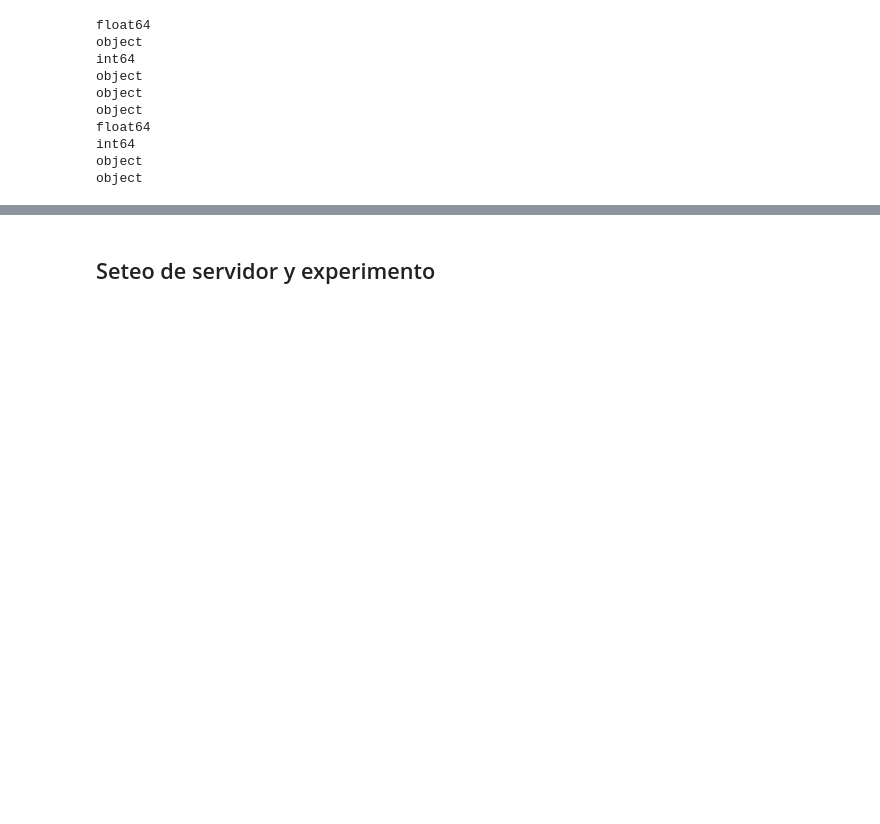
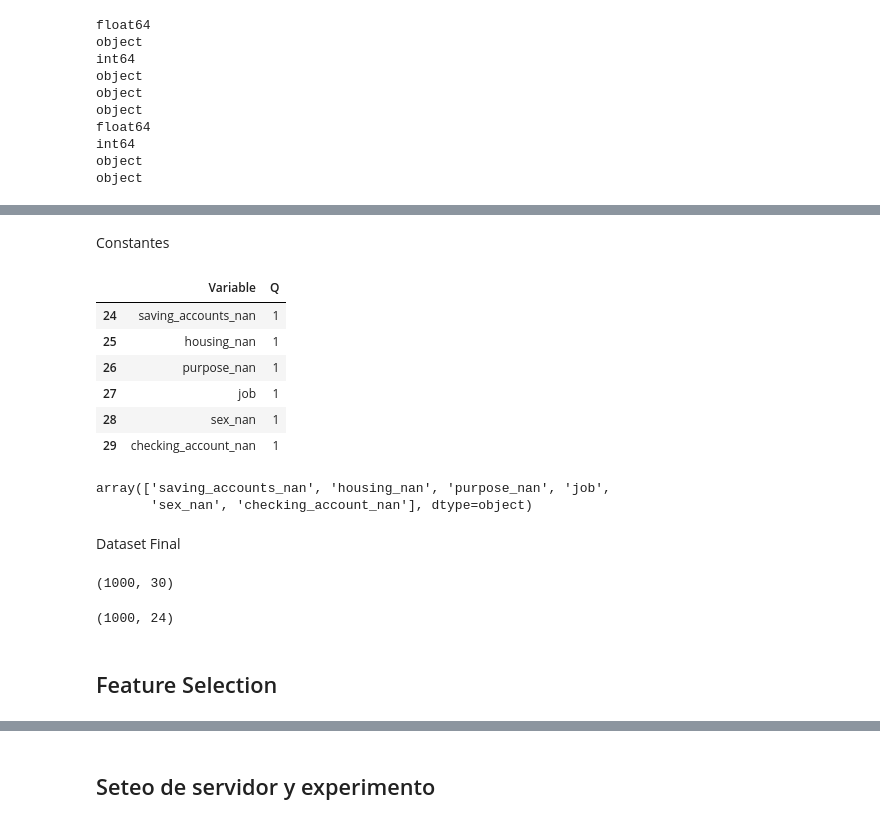
Before and after one commit to alangrosso/datapath-mle, a Jupyter notebook: 04-mlflow/mlf_notebook.ipynb, the cells around one changed output, grey strips where cells are left out. Drawn from its saved outputs; the diff is of its cells as text; code cells hidden in the pictures; blank space fills up the shorter version.

```diff
--- a/04-mlflow/mlf_notebook.ipynb
+++ b/04-mlflow/mlf_notebook.ipynb
@@ -327,0 +288,43 @@ array([[307,   0],
+# %% [markdown]
+Constantes
+# %%
+temp = df.nunique().sort_values(ascending=False)
+temp = pd.DataFrame(temp).reset_index()
+
+#temp.columns
+
+temp.rename(columns={'index':'Variable'
+                     ,0:'Q'}
+            ,inplace=True)
+
+# temp
+
+# Eliminar constantes
+temp[(temp.Q == 1)]
+# %% [output]
+|  | Variable | Q |
+| 24 | saving_accounts_nan | 1 |
+| 25 | housing_nan | 1 |
+| 26 | purpose_nan | 1 |
+| 27 | job | 1 |
+| 28 | sex_nan | 1 |
+| 29 | checking_account_nan | 1 |
+# %%
+vars_drop = temp[(temp.Q == 1)]['Variable'].values
+vars_drop
+# %% [output]
+array(['saving_accounts_nan', 'housing_nan', 'purpose_nan', 'job',
+       'sex_nan', 'checking_account_nan'], dtype=object)
+# %% [markdown]
+Dataset Final
+# %%
+df.shape
+# %% [output]
+(1000, 30)
+# %%
+df.drop(vars_drop, axis=1, inplace=True)
+df.shape
+# %% [output]
+(1000, 24)
+# %% [markdown]
+## Feature Selection
```
Also changed, not shown: parts of 75 cells of this notebook, 6 other files.
